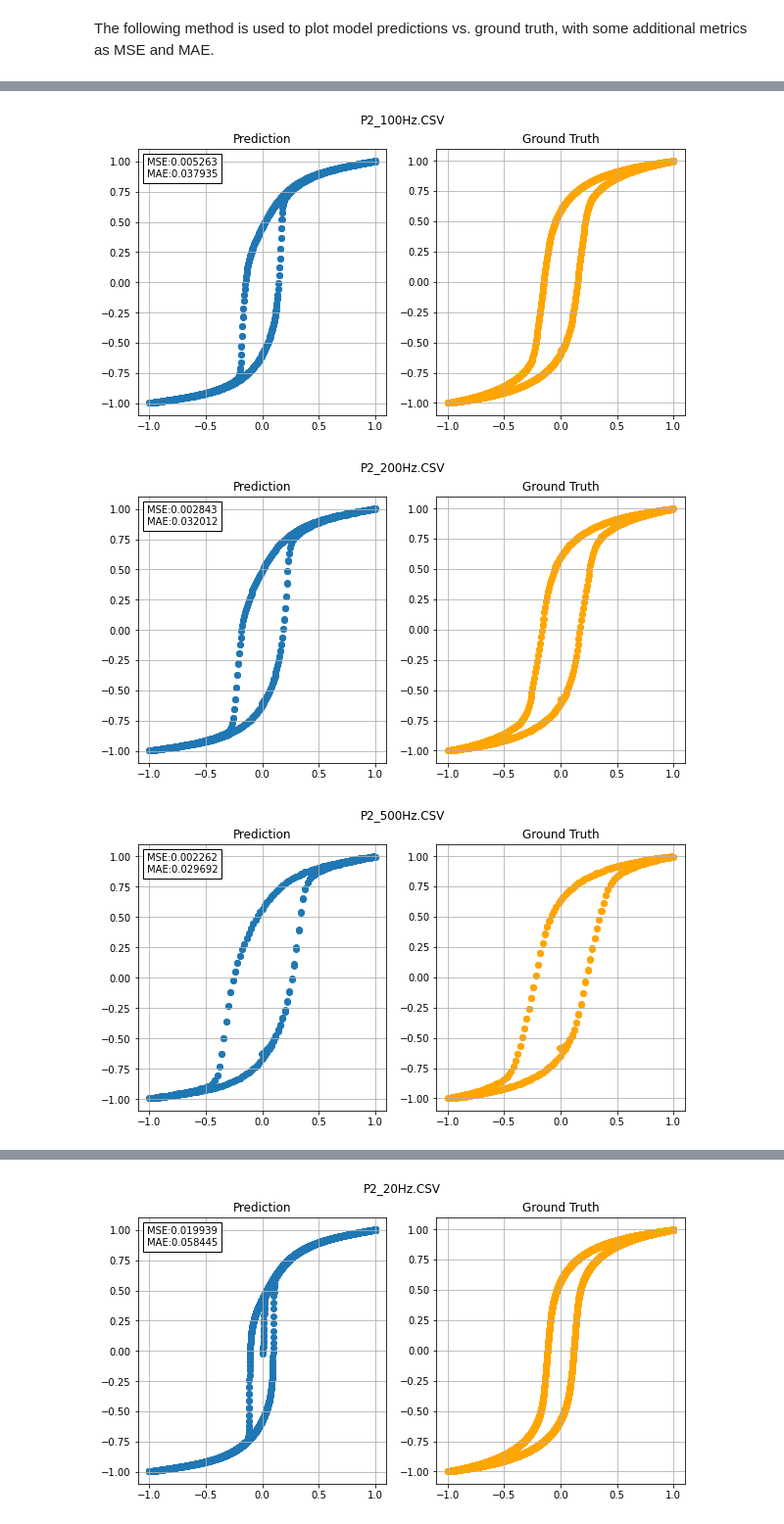
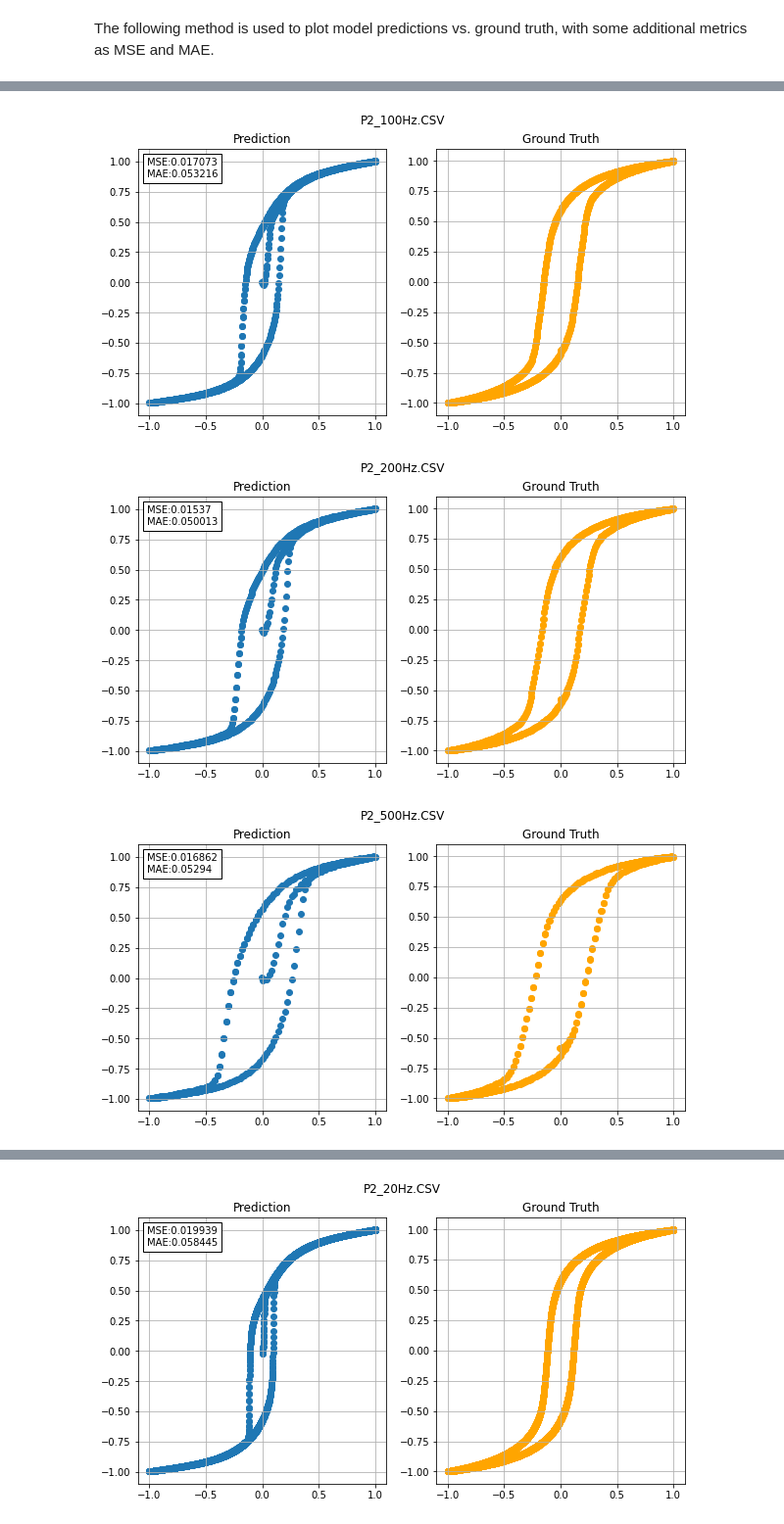
Before and after one commit to olivieromassi/Hysteresis-Modelling-with-Neural-Networks, a Jupyter notebook: dRNNModelTraining.ipynb, the cells around one changed output, grey strips where cells are left out. Shown at 98% size. Cells and saved outputs as stored; diff of their text form; code cells hidden in the pictures.

Commit message:
Reset states before each prediction

```diff
--- a/dRNNModelTraining.ipynb
+++ b/dRNNModelTraining.ipynb
@@ -563,6 +563,9 @@ for freq in train_dataset:
     # Store predictions into a dict to be written as a file
     model_predictions[freq] = y_pred.tolist()
 
+    # Reset the states after each frequency prediction
+    prediction_model.reset_states()
+
     plot_prediction(y_pred, y_true, x_signal, freq)
 # %% [output]
 [figure]
@@ -574,3 +577,3 @@ for freq in train_dataset:
-[figure, old version]
+[figure, new version]
-[figure, old version]
+[figure, new version]
-[figure, old version]
+[figure, new version]
```
Also changed, not shown: parts of 2 cells of this notebook.
